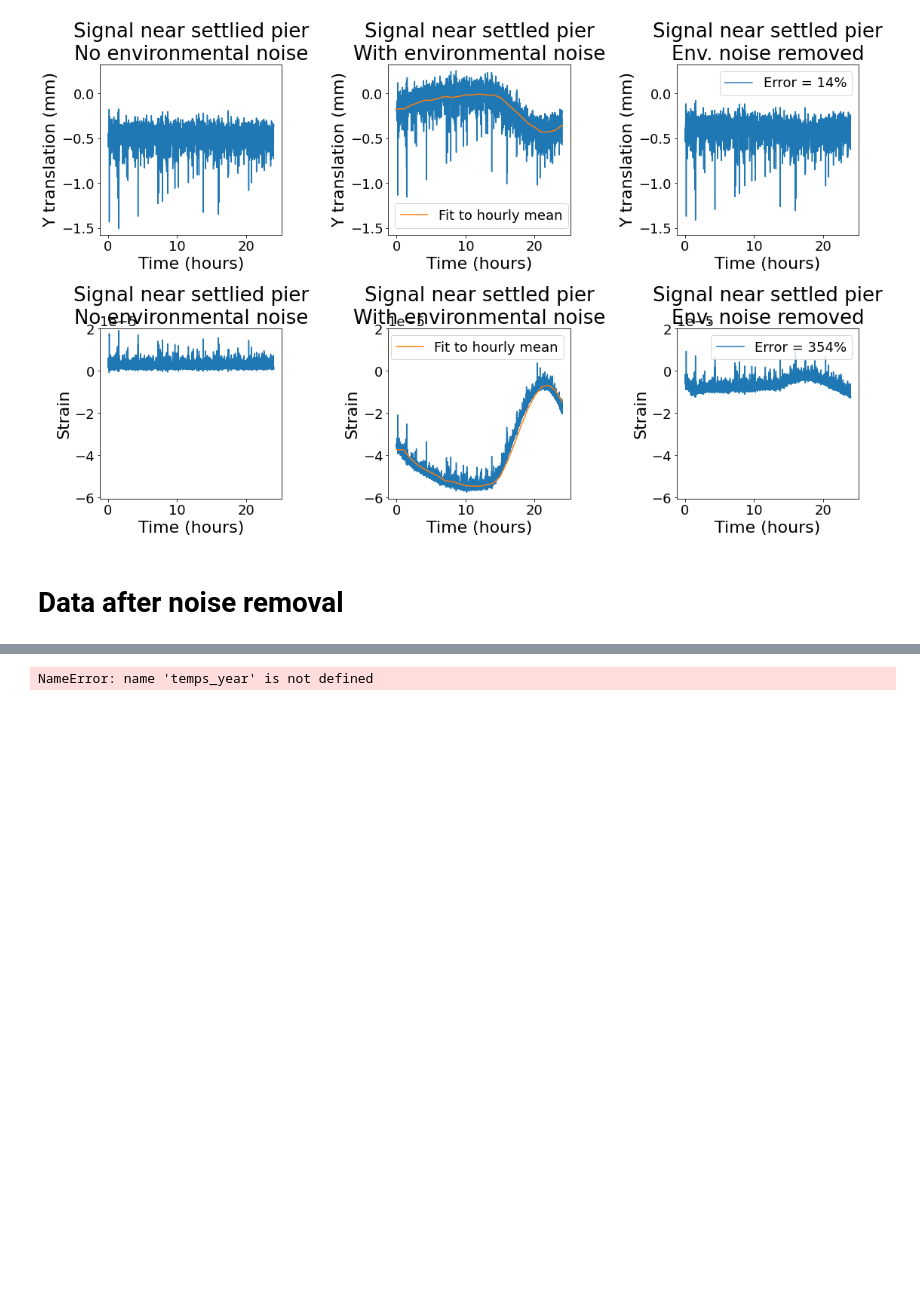
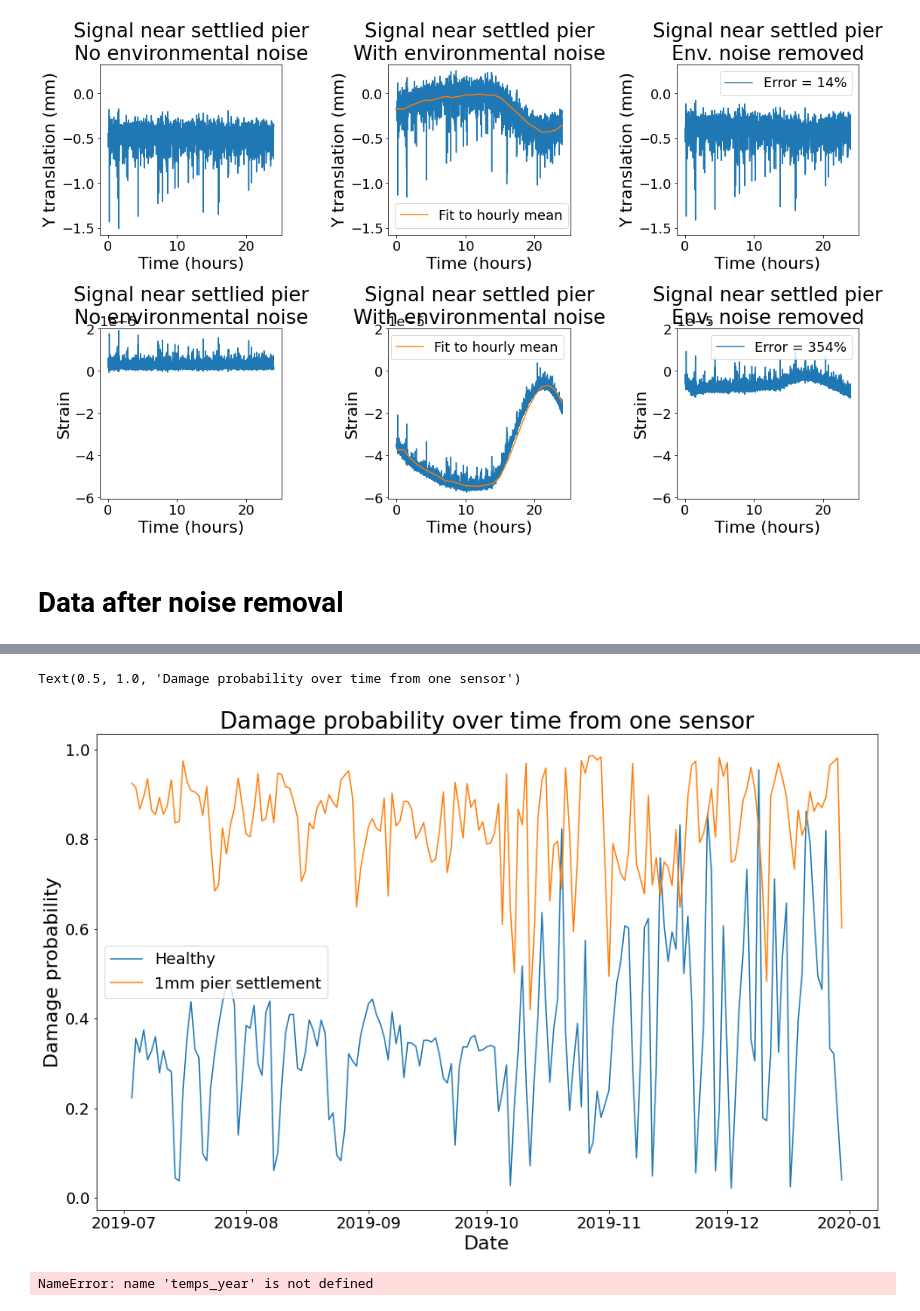
Before and after one commit to jerbaroo/bridge-sim, a Jupyter notebook: notebooks/piers.ipynb, the cells around one changed output, grey strips where cells are left out. Drawn from its saved outputs; the diff is of its cells as text; code cells hidden in the pictures; blank space fills up the shorter version.

```diff
--- a/notebooks/piers.ipynb
+++ b/notebooks/piers.ipynb
@@ -876,0 +891,30 @@ Y translation effect in December 31 from 2018 = 0.235
+# %%
+data = []
+for month_i, day_i in itertools.product([7, 8, 9, 10, 11, 12], np.arange(1, 30 + 1)):
+    day_str, month_str = str(day_i), str(month_i)
+    if len(day_str) == 1: day_str = "0" + day_str
+    if len(month_str) == 1: month_str = "0" + month_str
+    temp_i, temp_j = ij(temps_2019, f"2019-{month_str}-{day_str}T00:00", f"2019-{month_str}-{day_str}T23:59")
+    day_temp = np.mean(temps_2019["temp"][temp_i:temp_j])
+#     print(f"Day, month = {day_str}, {month_str}, Mean day temperature = {day_temp:.3f}")
+    rm_year_s = lr_s_2018.predict([[day_temp]])[0]
+    rm_year_y = lr_y_2018.predict([[day_temp]])[0]
+#     print(f"Y/S effect from 2018 = {rm_year_y:.3f}, {rm_year_s}")
+    data.append([month_str, day_str])
+    for (traffic_y, traffic_s), damage_name in [((y_h, s_h), "Healthy"), ((y_p, s_p), "Settled pier")]:
+        temp_y = temperature.apply(effect=effect_2019_y[temp_i:temp_j], responses=traffic_y)
+        temp_s = temperature.apply(effect=effect_2019_s[temp_i:temp_j], responses=traffic_y)
+        signal_s, signal_y = traffic_s + temp_s, traffic_y + temp_y
+        _rm_24h_y, rm_24h_y = remove_sampled(24, signal_y)
+        _rm_24h_s, rm_24h_s = remove_sampled(24, signal_s)
+        signal_s = traffic_s + temp_s - rm_24h_s - rm_year_s
+        signal_y = traffic_y + temp_y - rm_24h_y - rm_year_y
+        signal_s = traffic_s + temp_s - rm_year_s
+        signal_y = traffic_y + temp_y - rm_year_y
+        data[-1].append(np.array([signal_y, signal_s]))
+# %%
+classifiers = [
+#     OneClassSVM(kernel="linear"),
+#     OneClassSVM(kernel="rbf"),
+    EllipticEnvelope()
+]
@@ -877,3 +969,15 @@ Y translation effect in December 31 from 2018 = 0.235
+# %%
+for c_i, classifier in enumerate(classifiers):
+    plt.plot(result_days, np.array(results[c_i]).T[0], label="Healthy")
+    plt.plot(result_days, np.array(results[c_i]).T[1], label="1mm pier settlement")
+#     plt.plot(results[c_i][1], label="1mm pier settlement")
+plt.legend()
+plt.ylabel("Damage probability")
+plt.xlabel("Date")
+plt.title("Damage probability over time from one sensor")
+# %% [output]
+Text(0.5, 1.0, 'Damage probability over time from one sensor')
+[figure, added]
 # %%
 # import numpy.polynomial.polynomial as poly
 #     y_samples = list(map(lambda i: signal[int(i)], indices))
```
Also changed, not shown: parts of 9 cells of this notebook.
